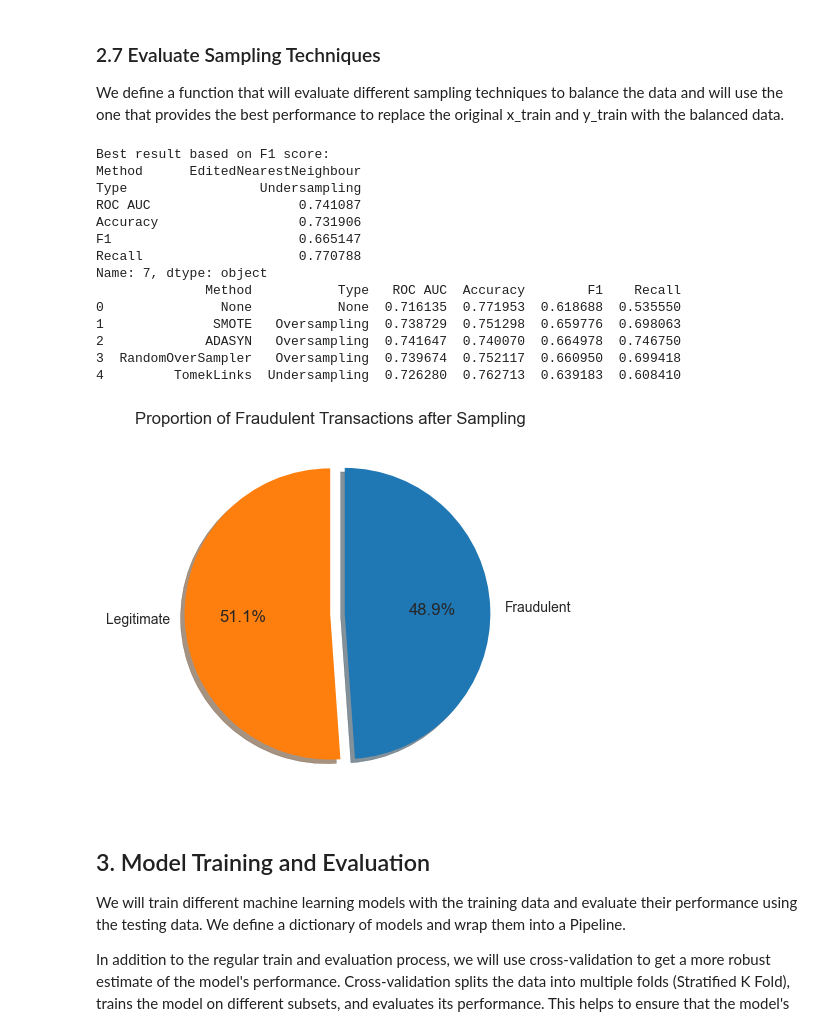
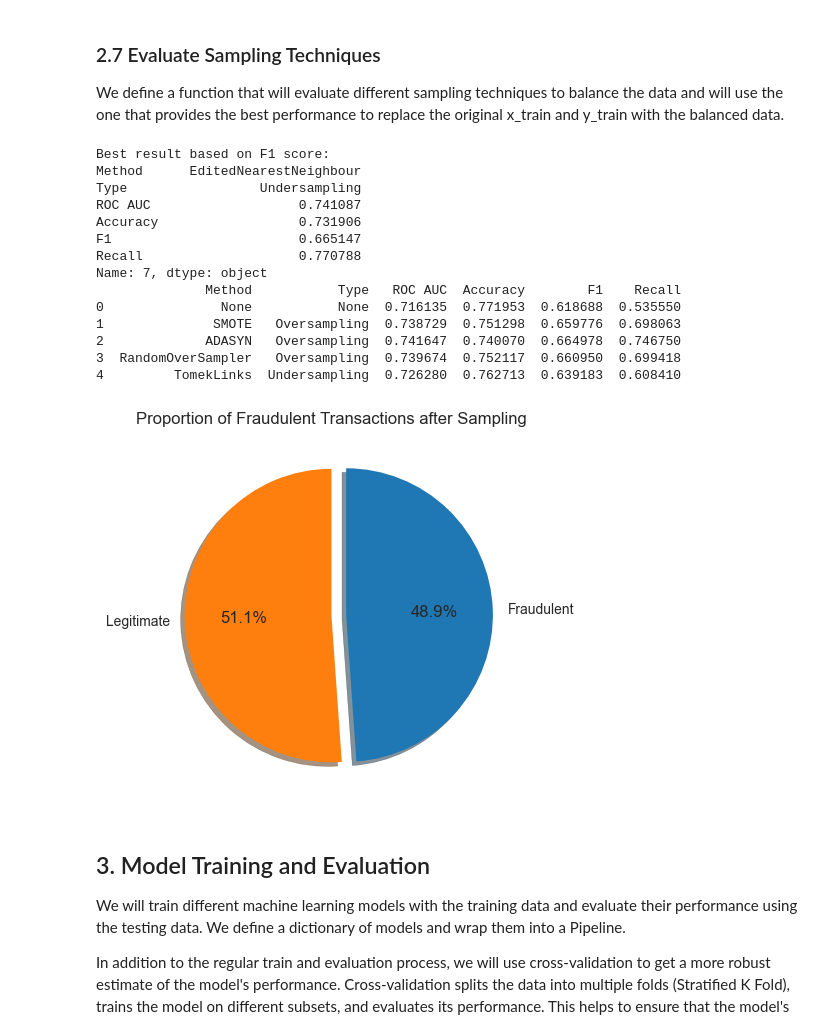
Before and after one commit to Folker19/Fraud-Detection-Prediction-Model, a Jupyter notebook: notebooks/ML_random_sampling.ipynb, the cells around one changed output. Drawn from its saved outputs; the diff is of its cells as text; code cells hidden in the pictures.

```diff
--- a/notebooks/ML_random_sampling.ipynb
+++ b/notebooks/ML_random_sampling.ipynb
@@ -409,37 +409,48 @@ def evaluate_sampling_techniques(X_test, y_test, X_train, y_train):
     print(results_df.head())
 
     if best_sampler is not None:
         X_train_resampled, y_train_resampled = best_sampler.fit_resample(X_train, y_train)
     else:
         X_train_resampled, y_train_resampled = X_train, y_train
 
     return X_train_resampled, y_train_resampled, X_test, y_test
 
 # evaluate the sampling techniques
-X_train, y_train, X_test, y_test = evaluate_sampling_techniques(X_test, y_test, X_train, y_train)
+X_train_resampled, y_train_resampled, X_test_resampled, y_test_resampledt = evaluate_sampling_techniques(X_test, y_test, X_train, y_train)
+
+# combine the balanced features with the target variable
+X_train_resampled = pd.DataFrame(X_train_resampled)
+y_train_resampled = pd.DataFrame(y_train_resampled)
+df_sampled = pd.concat([X_train_resampled, y_train_resampled], axis=1)
 
 # show the new distribution of the target variable after sampling
-plt.figure(figsize=(6, 4))
-fig = plt.pie(y_train.value_counts(), labels=['Legitimate', 'Fraudulent'], autopct='%1.1f%%', startangle=90 , colors = ['#FF7F0E', '#1F77B4'], explode=(0, 0.1) ,shadow=True)
+plt.figure(figsize=(5, 5))
+fig = plt.pie(df_sampled['Is Fraudulent'].value_counts(), labels=['Legitimate', 'Fraudulent'], autopct='%1.1f%%', startangle=90, colors=['#FF7F0E', '#1F77B4'], explode=(0, 0.1), shadow=True)
 plt.tight_layout() # set the size of the graph
 plt.title('Proportion of Fraudulent Transactions after Sampling')
+
+# Save the graph as an PNG file
+dir_path = 'graphs/ML'
+if not os.path.exists(dir_path):
+    os.makedirs(dir_path)
+plt.savefig(f"{dir_path}/target_variable_after_sampling_pie_chart.png")
 plt.show()
 # %% [output]
 Best result based on F1 score:
 Method      EditedNearestNeighbour
 Type                 Undersampling
 ROC AUC                   0.741087
 Accuracy                  0.731906
 F1                        0.665147
 Recall                    0.770788
 Name: 7, dtype: object
               Method           Type   ROC AUC  Accuracy        F1    Recall
 0               None           None  0.716135  0.771953  0.618688  0.535550
 1              SMOTE   Oversampling  0.738729  0.751298  0.659776  0.698063
 2             ADASYN   Oversampling  0.741647  0.740070  0.664978  0.746750
 3  RandomOverSampler   Oversampling  0.739674  0.752117  0.660950  0.699418
 4         TomekLinks  Undersampling  0.726280  0.762713  0.639183  0.608410
-[figure, old version]
+[figure, new version]
 # %% [markdown]
 ## 3. Model Training and Evaluation
 We will train different machine learning models with the training data and evaluate their performance using the testing data. We define a dictionary of models and wrap them into a Pipeline.
```
Also changed, not shown: parts of 8 cells of this notebook, 18 other files.
